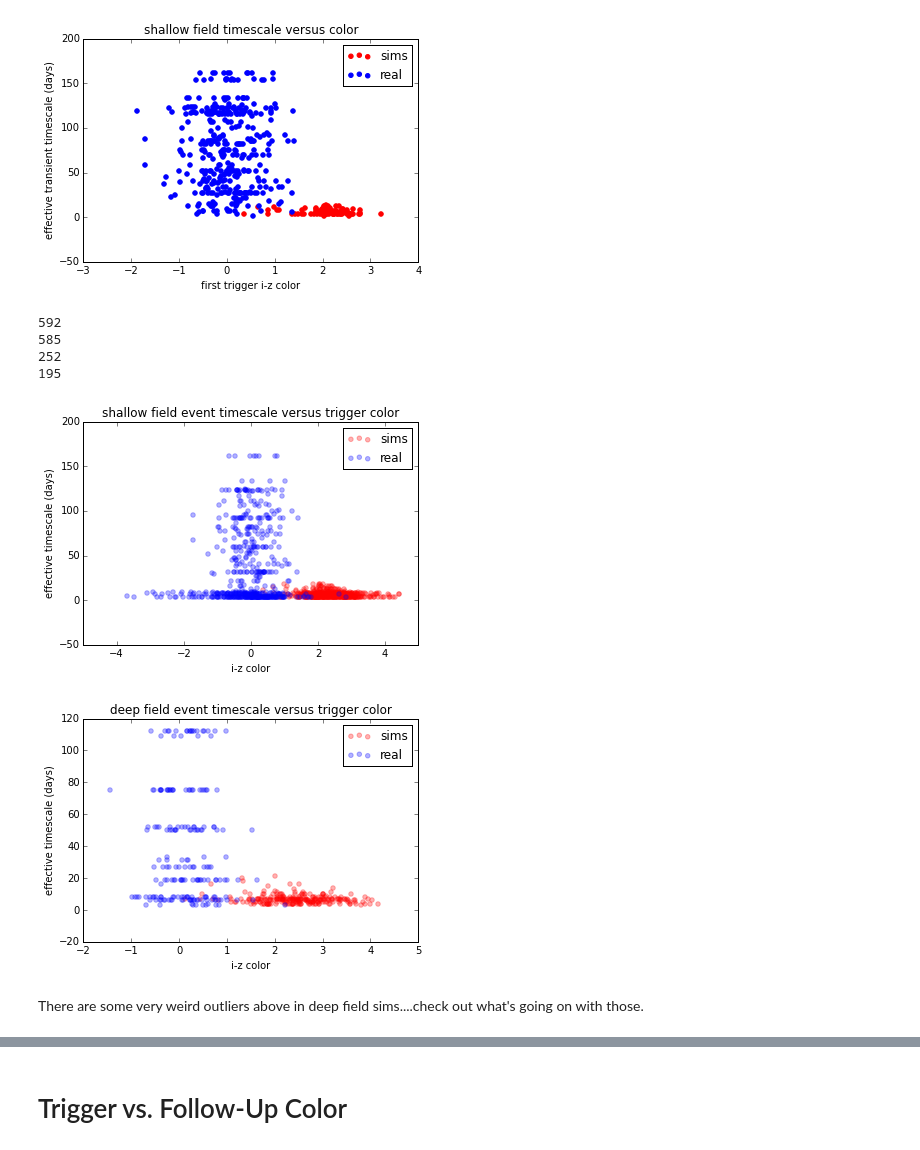
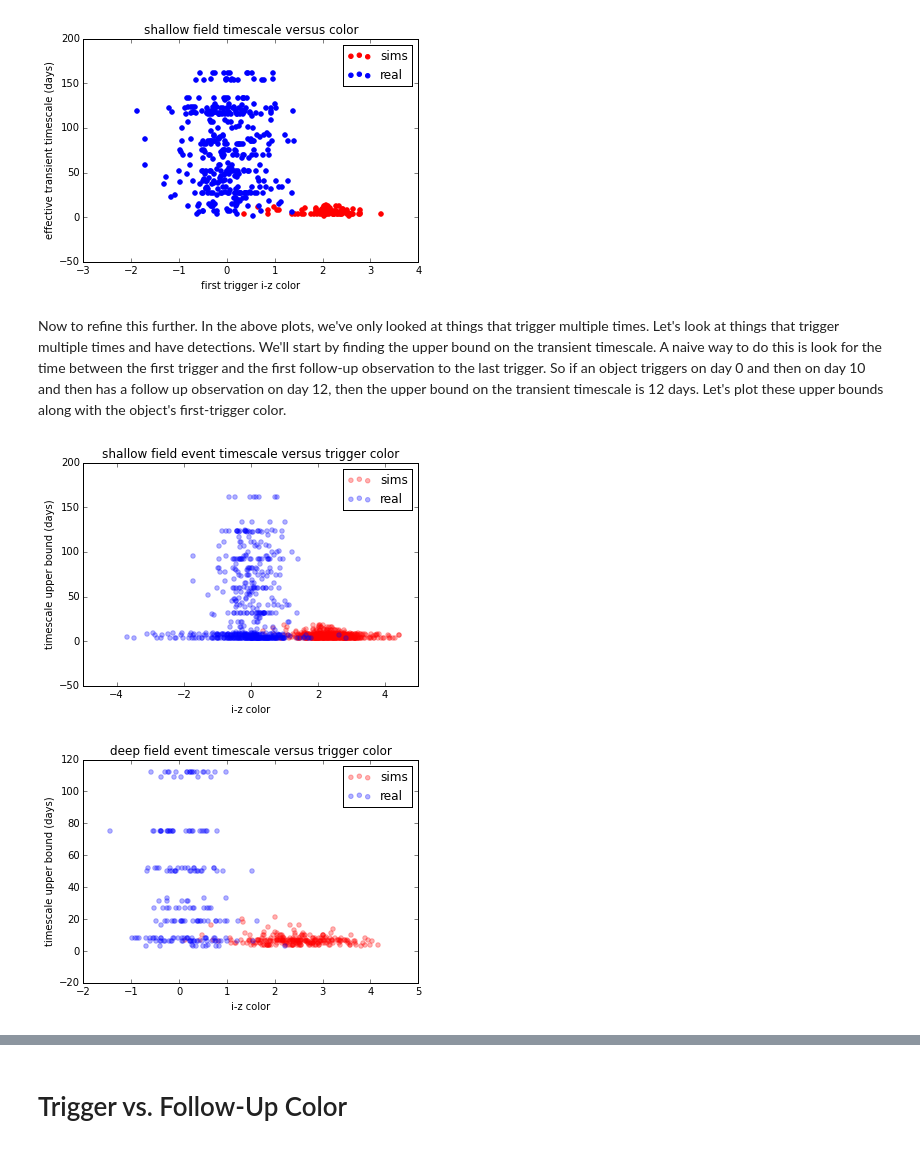
Before and after one commit to zodoctor/DES_KN_SNFIELDS, a Jupyter notebook: plots071515.ipynb, the cells around one changed output, grey strips where cells are left out. Cells and saved outputs as stored; diff of their text form; code cells hidden in the pictures.

```diff
--- a/plots071515.ipynb
+++ b/plots071515.ipynb
@@ -455,6 +455,8 @@ plt.legend(['sims','real'])
 <matplotlib.legend.Legend at 0x...>
 [figure]
 [figure]
+# %% [markdown]
+Now to refine this further.  In the above plots, we've only looked at things that trigger multiple times.  Let's look at things that trigger multiple times and have detections.  We'll start by finding the upper bound on the transient timescale.  A naive way to do this is look for the time between the first trigger and the first follow-up observation to the last trigger.  So if an object triggers on day 0 and then on day 10 and then has a follow up observation on day 12, then the upper bound on the transient timescale is 12 days.  Let's plot these upper bounds along with the object's first-trigger color.
 # %%
 reload(des_utils)
 for f,filetype in enumerate(filetypes):
@@ -475,37 +477,30 @@ for f,filetype in enumerate(filetypes):
 # %%
 cols = ['r','b']
 titles = ['shallow field event timescale versus trigger color', 'deep field event timescale versus trigger color']
 for n,fieldtype in enumerate(fieldtypes):
     plt.figure();
     for f,filetype in enumerate(filetypes):
         color = dict1[filetype+'_'+fieldtype]['colors'][dict1[filetype+'_'+fieldtype]['trigs'] &
                                                         (~dict1[filetype+'_'+fieldtype]['photoZcutsel']) &
                                                             dict1[filetype+'_'+fieldtype]['detections']]
         itime = dict1[filetype+'_'+fieldtype]['idetMJD'][dict1[filetype+'_'+fieldtype]['trigs'] &
                                                          (~dict1[filetype+'_'+fieldtype]['photoZcutsel']) &
                                                             dict1[filetype+'_'+fieldtype]['detections']]
         ztime = dict1[filetype+'_'+fieldtype]['zdetMJD'][dict1[filetype+'_'+fieldtype]['trigs'] &
                                                          (~dict1[filetype+'_'+fieldtype]['photoZcutsel']) &
                                                             dict1[filetype+'_'+fieldtype]['detections']]
         trigtimes = dict1[filetype+'_'+fieldtype]['cnites'][dict1[filetype+'_'+fieldtype]['trigs'] &
                                                             (~dict1[filetype+'_'+fieldtype]['photoZcutsel']) &
                                                             dict1[filetype+'_'+fieldtype]['detections']]
-        print len(trigtimes)
         trignite = np.empty(len(trigtimes))
         for i in range(0,len(trignite)):
             trignite[i] = trigtimes[i][0]
         time = ztime - trignite
         plt.scatter(color,time,color=cols[f],alpha=0.3)
     plt.legend(['sims','real']);
     plt.title(titles[n])
     plt.xlabel('i-z color')
-    plt.ylabel('effective timescale (days)')
+    plt.ylabel('timescale upper bound (days)')
 # %% [output]
-592
-585
-252
-195
-[figure, old version]
+[figure, new version]
-[figure, old version]
+[figure, new version]
-# %% [markdown]
-There are some very weird outliers above in deep field sims....check out what's going on with those.
```
Also changed, not shown: parts of 5 cells of this notebook.
